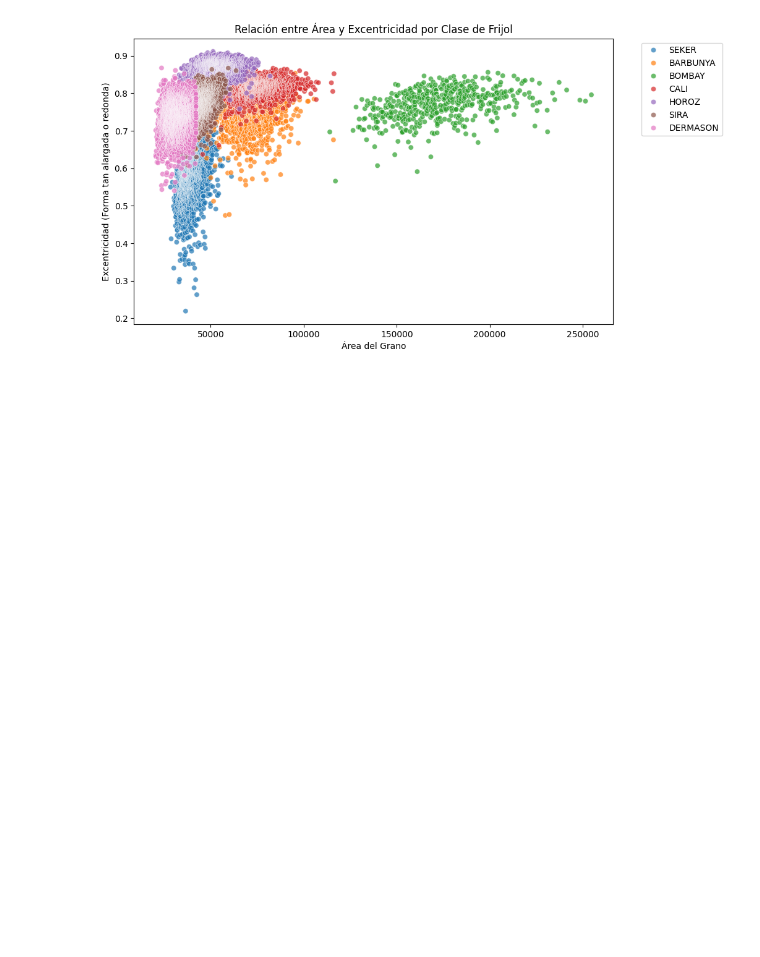
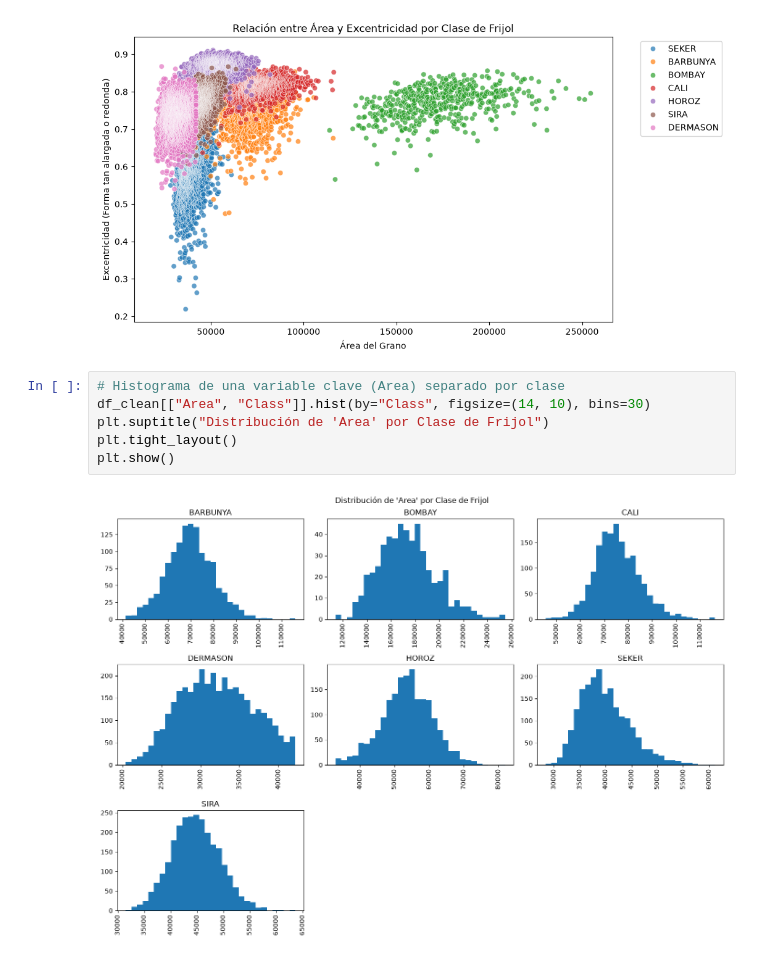
Before and after one commit to Bootcamp-IA-MAD-P7/Proyecto6_grupo5, a Jupyter notebook: notebooks/01_eda.ipynb, the cells around one changed output. Drawn from its saved outputs; the diff is of its cells as text; blank space fills up the shorter version.

```diff
--- a/notebooks/01_eda.ipynb
+++ b/notebooks/01_eda.ipynb
@@ -92,3 +116,11 @@ plt.legend(bbox_to_anchor=(1.05, 1), loc="upper left")
 plt.show()
 # %% [output]
 [figure]
+# %%
+# Histograma de una variable clave (Area) separado por clase
+df_clean[["Area", "Class"]].hist(by="Class", figsize=(14, 10), bins=30)
+plt.suptitle("Distribución de 'Area' por Clase de Frijol")
+plt.tight_layout()
+plt.show()
+# %% [output]
+[figure, added]
```
Also changed, not shown: parts of 4 cells of this notebook, 5 other files.
